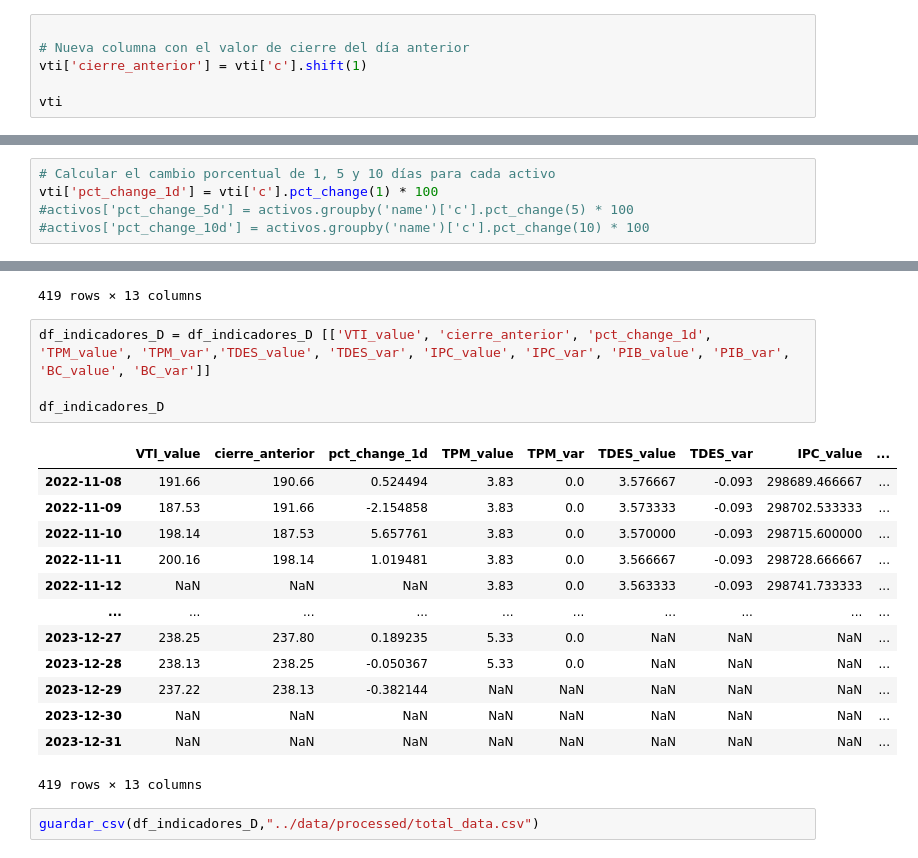
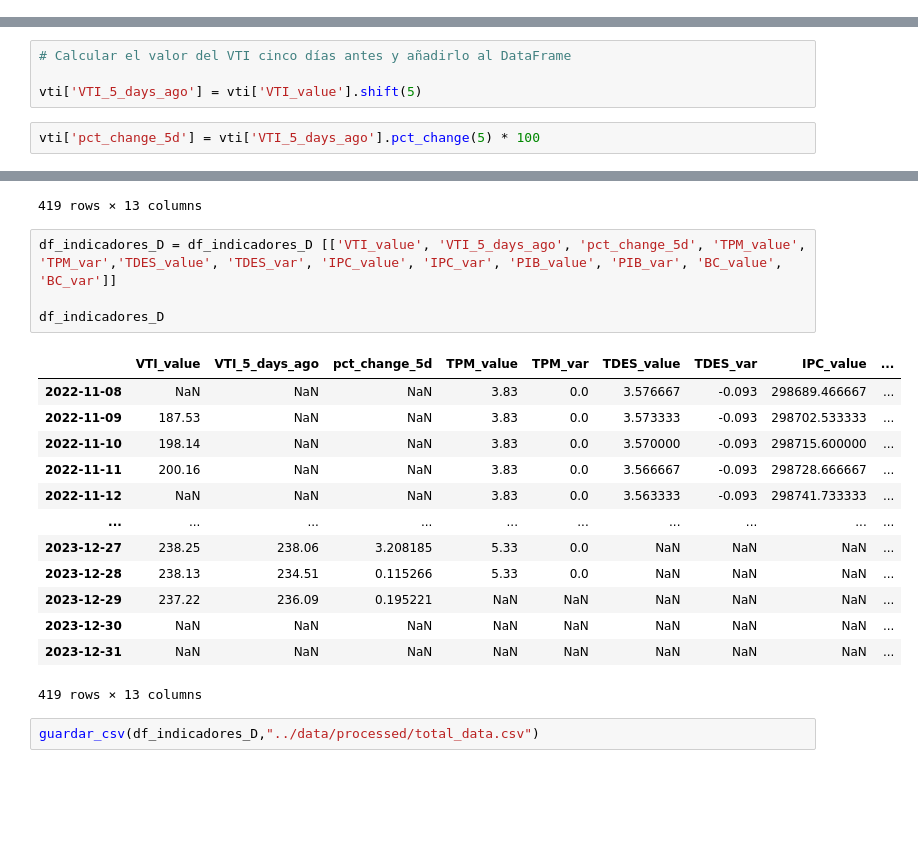
Before and after one commit to diegomacaya/proyecto_DataScience_DMS, a Jupyter notebook: src/Proyecto Data Science.ipynb, the cells around one changed output, grey strips where cells are left out. Drawn from its saved outputs; the diff is of its cells as text; blank space fills up the shorter version.

```diff
--- a/src/Proyecto Data Science.ipynb
+++ b/src/Proyecto Data Science.ipynb
@@ -473,6 +472,0 @@ vti
-# %%
-
-# Nueva columna con el valor de cierre del día anterior
-vti['cierre_anterior'] = vti['c'].shift(1)
-
-vti
@@ -511,8 +491,3 @@ vti
-# %%
-# Calcular el cambio porcentual de 1, 5 y 10 días para cada activo
-vti['pct_change_1d'] = vti['c'].pct_change(1) * 100
-#activos['pct_change_5d'] = activos.groupby('name')['c'].pct_change(5) * 100
-#activos['pct_change_10d'] = activos.groupby('name')['c'].pct_change(10) * 100
 # %%
 vti
 # %% [output]
@@ -532,6 +507,12 @@ vti
 # %%
 vti = vti.rename(columns = {'c' : 'VTI_value'})
 vti = vti.rename(columns = {'t' : 'date'})
+# %%
+# Calcular el valor del VTI cinco días antes y añadirlo al DataFrame
+
+vti['VTI_5_days_ago'] = vti['VTI_value'].shift(5)
+# %%
+vti['pct_change_5d'] = vti['VTI_5_days_ago'].pct_change(5) * 100
 # %%
 vti = vti.set_index("date")
 
@@ -606,20 +587,20 @@ df_indicadores_D
 | 2023-12-31 | NaN | NaN | NaN | NaN | NaN | NaN | NaN | NaN | NaN | NaN | ... |
 419 rows × 13 columns
 # %%
-df_indicadores_D = df_indicadores_D [['VTI_value', 'cierre_anterior', 'pct_change_1d', 'TPM_value', 'TPM_var','TDES_value', 'TDES_var', 'IPC_value', 'IPC_var', 'PIB_value', 'PIB_var', 'BC_value', 'BC_var']]
+df_indicadores_D = df_indicadores_D [['VTI_value', 'VTI_5_days_ago', 'pct_change_5d', 'TPM_value', 'TPM_var','TDES_value', 'TDES_var', 'IPC_value', 'IPC_var', 'PIB_value', 'PIB_var', 'BC_value', 'BC_var']]
 
 df_indicadores_D
 # %% [output]
-|  | VTI_value | cierre_anterior | pct_change_1d | TPM_value | TPM_var | TDES_value | TDES_var | IPC_value | ... |
-| 2022-11-08 | 191.66 | 190.66 | 0.524494 | 3.83 | 0.0 | 3.576667 | -0.093 | 298689.466667 | ... |
-| 2022-11-09 | 187.53 | 191.66 | -2.154858 | 3.83 | 0.0 | 3.573333 | -0.093 | 298702.533333 | ... |
-| 2022-11-10 | 198.14 | 187.53 | 5.657761 | 3.83 | 0.0 | 3.570000 | -0.093 | 298715.600000 | ... |
-| 2022-11-11 | 200.16 | 198.14 | 1.019481 | 3.83 | 0.0 | 3.566667 | -0.093 | 298728.666667 | ... |
+|  | VTI_value | VTI_5_days_ago | pct_change_5d | TPM_value | TPM_var | TDES_value | TDES_var | IPC_value | ... |
+| 2022-11-08 | NaN | NaN | NaN | 3.83 | 0.0 | 3.576667 | -0.093 | 298689.466667 | ... |
+| 2022-11-09 | 187.53 | NaN | NaN | 3.83 | 0.0 | 3.573333 | -0.093 | 298702.533333 | ... |
+| 2022-11-10 | 198.14 | NaN | NaN | 3.83 | 0.0 | 3.570000 | -0.093 | 298715.600000 | ... |
+| 2022-11-11 | 200.16 | NaN | NaN | 3.83 | 0.0 | 3.566667 | -0.093 | 298728.666667 | ... |
 | 2022-11-12 | NaN | NaN | NaN | 3.83 | 0.0 | 3.563333 | -0.093 | 298741.733333 | ... |
 | ... | ... | ... | ... | ... | ... | ... | ... | ... | ... |
-| 2023-12-27 | 238.25 | 237.80 | 0.189235 | 5.33 | 0.0 | NaN | NaN | NaN | ... |
-| 2023-12-28 | 238.13 | 238.25 | -0.050367 | 5.33 | 0.0 | NaN | NaN | NaN | ... |
-| 2023-12-29 | 237.22 | 238.13 | -0.382144 | NaN | NaN | NaN | NaN | NaN | ... |
+| 2023-12-27 | 238.25 | 238.06 | 3.208185 | 5.33 | 0.0 | NaN | NaN | NaN | ... |
+| 2023-12-28 | 238.13 | 234.51 | 0.115266 | 5.33 | 0.0 | NaN | NaN | NaN | ... |
+| 2023-12-29 | 237.22 | 236.09 | 0.195221 | NaN | NaN | NaN | NaN | NaN | ... |
 | 2023-12-30 | NaN | NaN | NaN | NaN | NaN | NaN | NaN | NaN | ... |
 | 2023-12-31 | NaN | NaN | NaN | NaN | NaN | NaN | NaN | NaN | ... |
 419 rows × 13 columns
```
Also changed, not shown: parts of 8 cells of this notebook, 2 other files.
